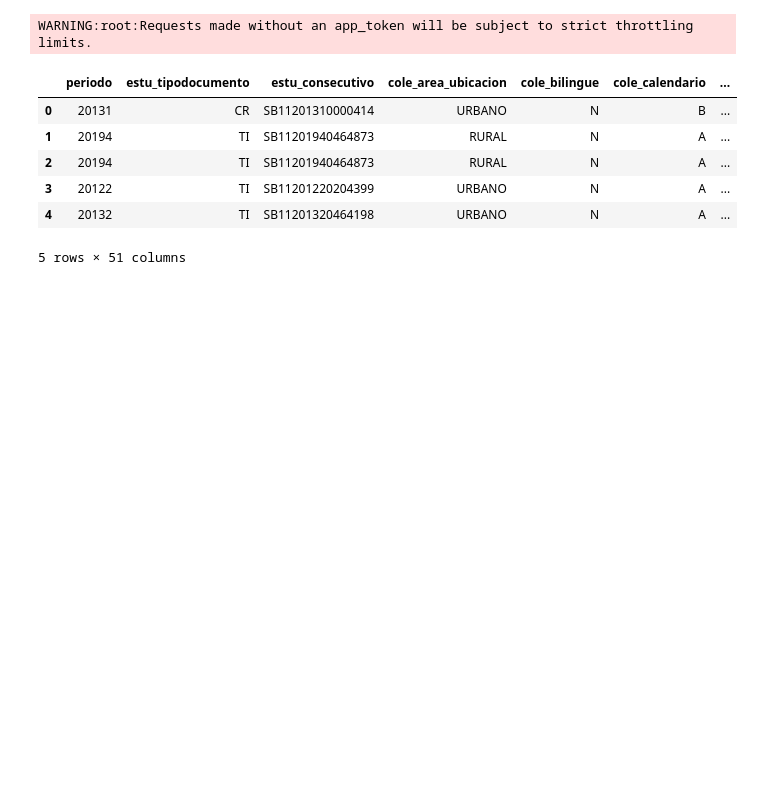
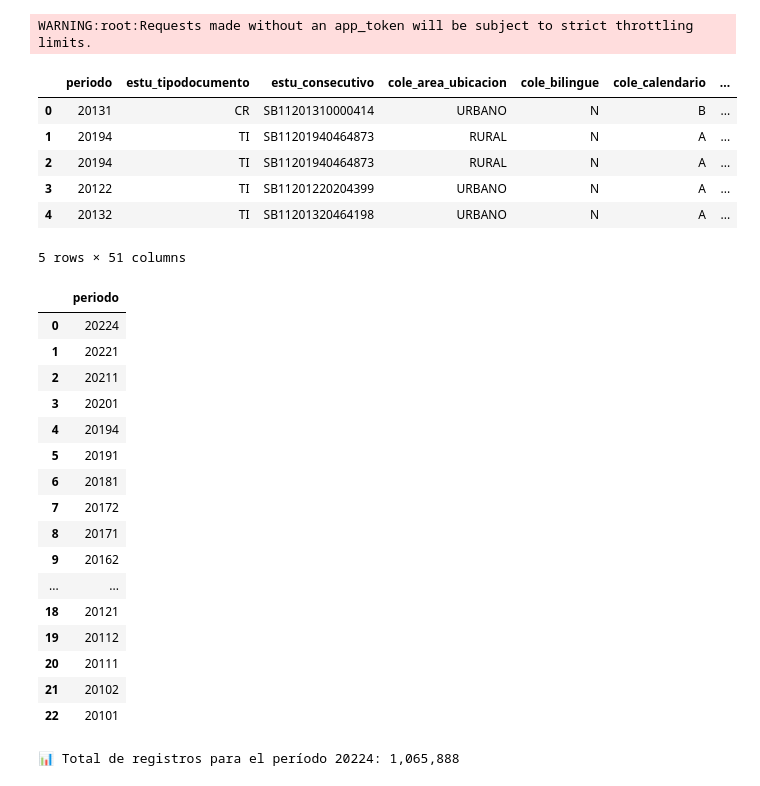
Before and after one commit to ccarvajalesc/PUJ-ML-Proyecto, a Jupyter notebook: Notebooks/EDA.ipynb, the cells around one changed output. Saved outputs shown, nothing was run; the diff lists cells and outputs as text; code cells hidden in the pictures; blank space fills up the shorter version.

```diff
--- a/Notebooks/EDA.ipynb
+++ b/Notebooks/EDA.ipynb
@@ -10,7 +10,11 @@ from sodapy import Socrata
 
 # Unauthenticated client only works with public data sets. Note 'None'
 # in place of application token, and no username or password:
-client = Socrata("www.datos.gov.co", None)
+client = Socrata(
+    "www.datos.gov.co",
+    None,
+    timeout=120
+)
 
 # Example authenticated client (needed for non-public datasets):
 # client = Socrata(www.datos.gov.co,
@@ -36,3 +40,30 @@ results_df.head()
 | 3 | 20122 | TI | SB11201220204399 | URBANO | N | A | ... |
 | 4 | 20132 | TI | SB11201320464198 | URBANO | N | A | ... |
 5 rows × 51 columns
+# %%
+periodos = client.get(
+    "kgxf-xxbe",
+    select="distinct periodo",
+    order="periodo DESC",
+    limit=100
+)
+
+pd.DataFrame(periodos)
+# %% [output]
+|  | periodo |
+| 0 | 20224 |
+| 1 | 20221 |
+| 2 | 20211 |
+| 3 | 20201 |
+| 4 | 20194 |
+| 5 | 20191 |
+| 6 | 20181 |
+| 7 | 20172 |
+| 8 | 20171 |
+| 9 | 20162 |
+| ... | ... |
+| 18 | 20121 |
+| 19 | 20112 |
+| 20 | 20111 |
+| 21 | 20102 |
+| 22 | 20101 |
@@ -38,0 +76,17 @@ results_df.head()
+# %%
+# ─── Cantidad de registros de un período específico ──────────────────────────
+
+periodo_consulta = '20224'
+
+resultado = client.get(
+    "kgxf-xxbe",
+    select="count(*) as total_registros",
+    where=f"periodo = '{periodo_consulta}'"
+)
+
+# Extraer cantidad
+total = int(resultado[0]['total_registros'])
+
+print(f"📊 Total de registros para el período {periodo_consulta}: {total:,}")
+# %% [output]
+📊 Total de registros para el período 20224: 1,065,888
```
Also changed, not shown: parts of 1 cell of this notebook, 3 other files.
